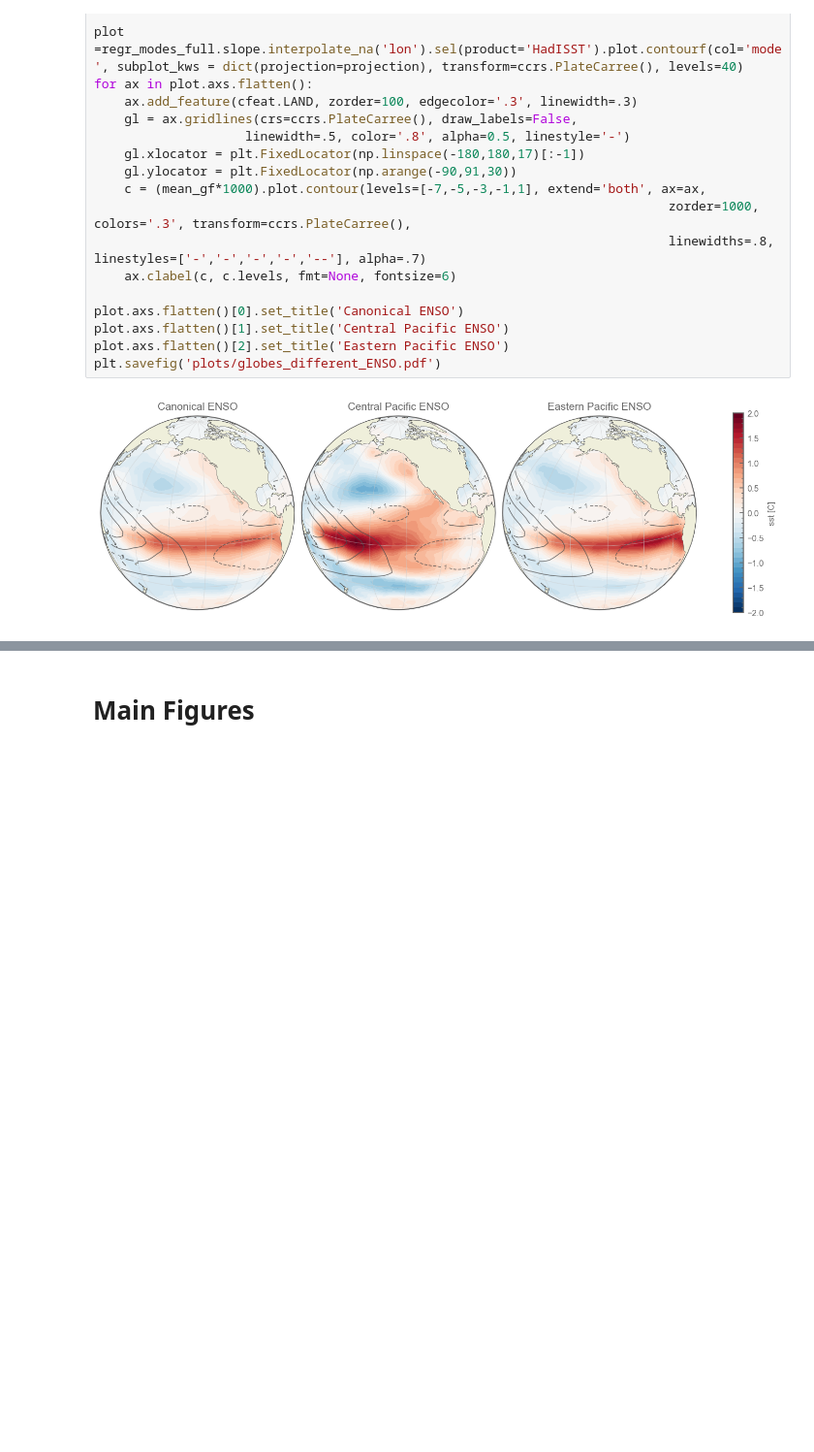
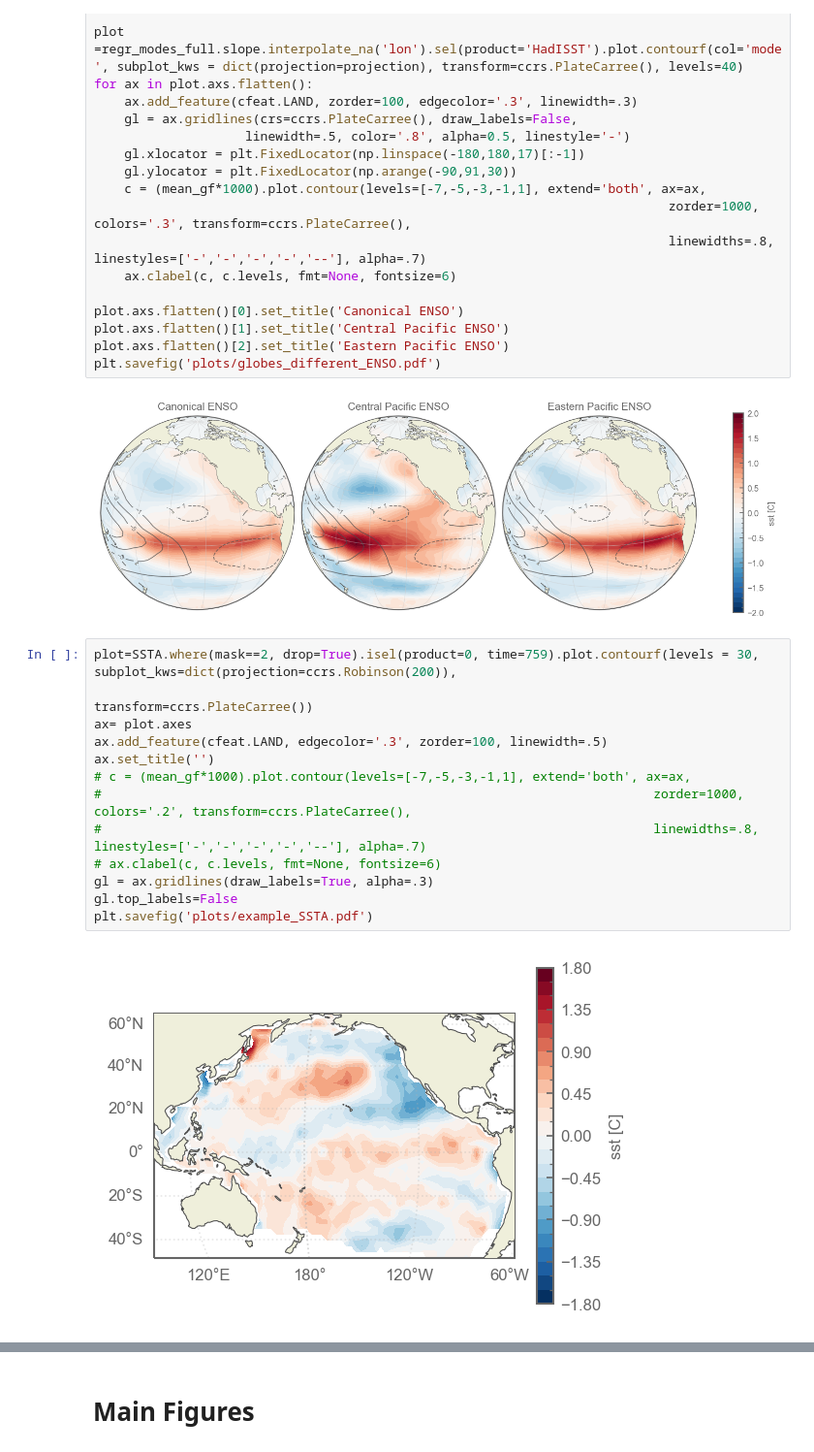
Before and after one commit to rguilcas/2025_GRL_Pattern-effect-internal-variability, a Jupyter notebook: Processing_poster.ipynb, the cells around one changed output, grey strips where cells are left out. Shown at 97% size. Saved outputs shown, nothing was run; the diff lists cells and outputs as text; blank space fills up the shorter version.

```diff
--- a/Processing_poster.ipynb
+++ b/Processing_poster.ipynb
@@ -295,3 +459,18 @@ plot.axs.flatten()[2].set_title('Eastern Pacific ENSO')
 plt.savefig('plots/globes_different_ENSO.pdf')
 # %% [output]
 [figure]
+# %%
+plot=SSTA.where(mask==2, drop=True).isel(product=0, time=759).plot.contourf(levels = 30, subplot_kws=dict(projection=ccrs.Robinson(200)),
+                                                                            transform=ccrs.PlateCarree())
+ax= plot.axes
+ax.add_feature(cfeat.LAND, edgecolor='.3', zorder=100, linewidth=.5)
+ax.set_title('')
+# c = (mean_gf*1000).plot.contour(levels=[-7,-5,-3,-1,1], extend='both', ax=ax,
+#                                                                         zorder=1000, colors='.2', transform=ccrs.PlateCarree(),
+#                                                                         linewidths=.8, linestyles=['-','-','-','-','--'], alpha=.7)
+# ax.clabel(c, c.levels, fmt=None, fontsize=6)
+gl = ax.gridlines(draw_labels=True, alpha=.3)
+gl.top_labels=False
+plt.savefig('plots/example_SSTA.pdf')
+# %% [output]
+[figure, added]
```
Also changed, not shown: parts of 29 cells of this notebook, 23 other files.
